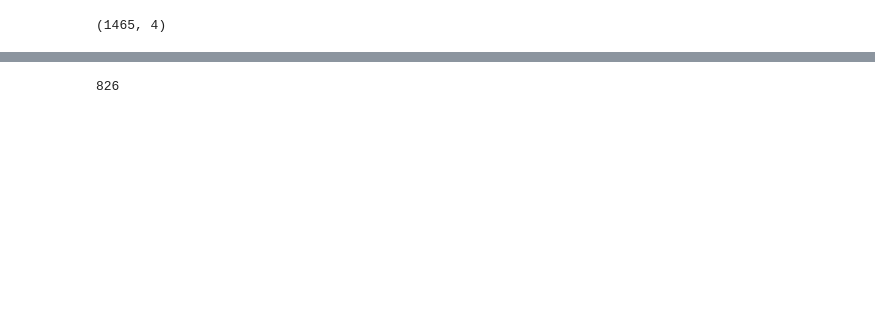
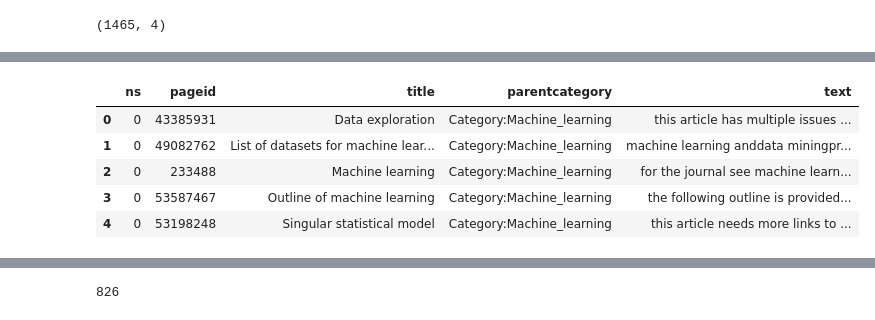
Before and after one commit to datascience-sakshi/Wikipedia_NLP_and_Semantic_Search, a Jupyter notebook: ipynb/Project_4_Part01-Data_Collection_Cleaning.ipynb, the cells around one changed output, grey strips where cells are left out. Saved outputs shown, nothing was run; the diff lists cells and outputs as text; code cells hidden in the pictures; blank space fills up the shorter version.

```diff
--- a/ipynb/Project_4_Part01-Data_Collection_Cleaning.ipynb
+++ b/ipynb/Project_4_Part01-Data_Collection_Cleaning.ipynb
@@ -190,3 +171,14 @@ ml_df['text'] = ml_article_content
+# %%
+ml_parent_df = ml_df.rename(columns={'category':'parentcategory'})
+# %%
+ml_parent_df.head()
+# %% [output]
+|  | ns | pageid | title | parentcategory | text |
+| 0 | 0 | 43385931 | Data exploration | Category:Machine_learning | this article has multiple issues ... |
+| 1 | 0 | 49082762 | List of datasets for machine lear... | Category:Machine_learning | machine learning anddata miningpr... |
+| 2 | 0 | 233488 | Machine learning | Category:Machine_learning | for the journal see machine learn... |
+| 3 | 0 | 53587467 | Outline of machine learning | Category:Machine_learning | the following outline is provided... |
+| 4 | 0 | 53198248 | Singular statistical model | Category:Machine_learning | this article needs more links to ... |
 # %%
 bs_article_content = []
 
```
Also changed, not shown: parts of 34 cells of this notebook, 9 other files.
